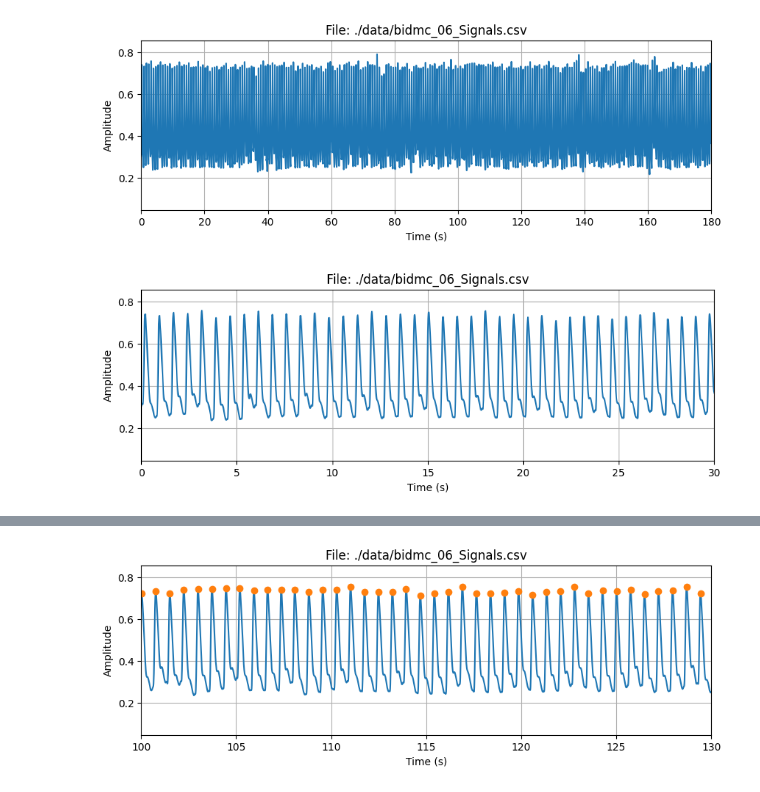
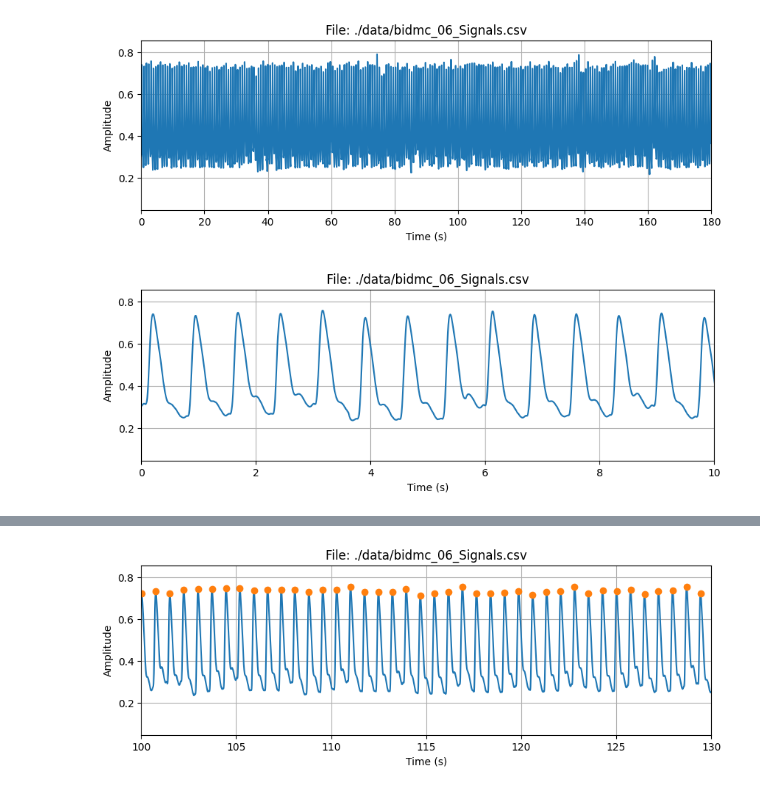
Before and after one commit to teppoto/Laitteisto-1, a Jupyter notebook: Health tech/hrv_analysis/HT_A2_Toropainen.ipynb, the cells around one changed output, grey strips where cells are left out. Drawn from its saved outputs; the diff is of its cells as text; code cells hidden in the pictures.

```diff
--- a/Health tech/hrv_analysis/HT_A2_Toropainen.ipynb
+++ b/Health tech/hrv_analysis/HT_A2_Toropainen.ipynb
@@ -81,16 +79,16 @@ plt.show()
 # %%
 # Continue coding here ...
 # Plot 10 seconds of the ppg signal
 plt.figure(figsize = (10, 3))
 plt.plot(t, ppg)
 plt.xlabel('Time (s)')
 plt.ylabel('Amplitude')
 plt.title(f'File: {filename}')
-plt.xlim(0, 30) # Zoom in to the first 10 seconds
+plt.xlim(0, 10) # Zoom in to the first 10 seconds
 plt.grid()
 plt.show()
 # %% [output]
-[figure, old version]
+[figure, new version]
 # %%
 # Find the peaks
 peaks, properties = find_peaks(ppg, height=0.5)
```
Also changed, not shown: parts of 8 cells of this notebook, 1 other file.
